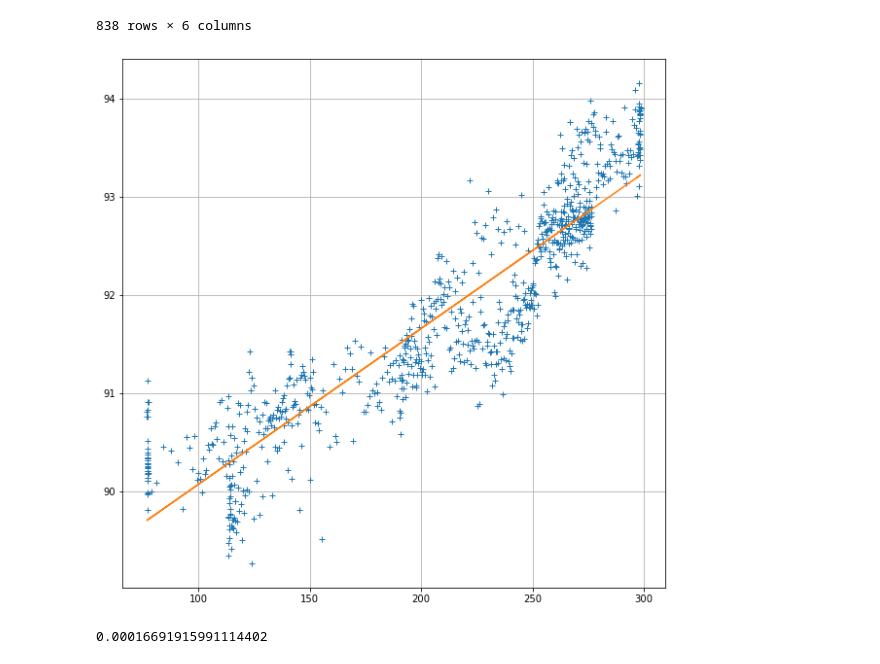
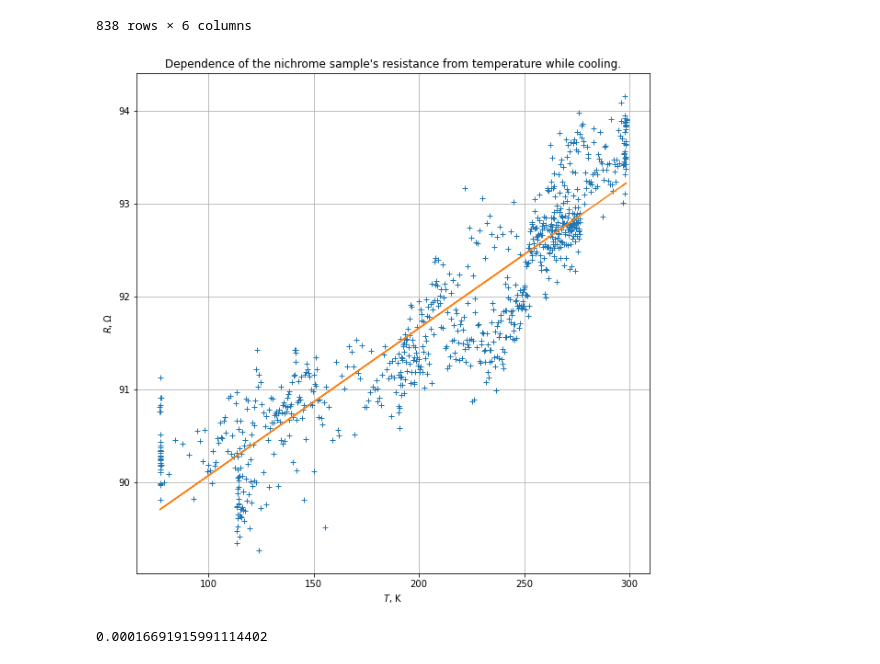
Before and after one commit to f3ss1/HSE-FF, a Jupyter notebook: 6th semester/Modern Physics Practice/R-Temperature measurements/R(T) data analysis.ipynb, the cells around one changed output. Drawn from its saved outputs; the diff is of its cells as text; code cells hidden in the pictures.

```diff
--- a/6th semester/Modern Physics Practice/R-Temperature measurements/R(T) data analysis.ipynb
+++ b/6th semester/Modern Physics Practice/R-Temperature measurements/R(T) data analysis.ipynb
@@ -165,11 +185,15 @@ a, b = fit(linear, data['T'], data['R_sa'].values)[0]
 # %%
 plt.figure(figsize=(10, 10))
 plt.plot(data['T'], data['R_sa'], '+')
 plt.plot(data['T'], a * data['T'] + b)
+plt.xlabel('$T$, K')
+plt.ylabel('$R, \Omega$')
+plt.title('Dependence of the nichrome sample\'s resistance from temperature while cooling.')
 plt.grid()
+plt.savefig('1_Ni_cooling')
 plt.show()
 # %% [output]
-[figure, old version]
+[figure, new version]
 # %%
 a / 95
 # %% [output]
```
Also changed, not shown: parts of 5 cells of this notebook, 19 other files.
